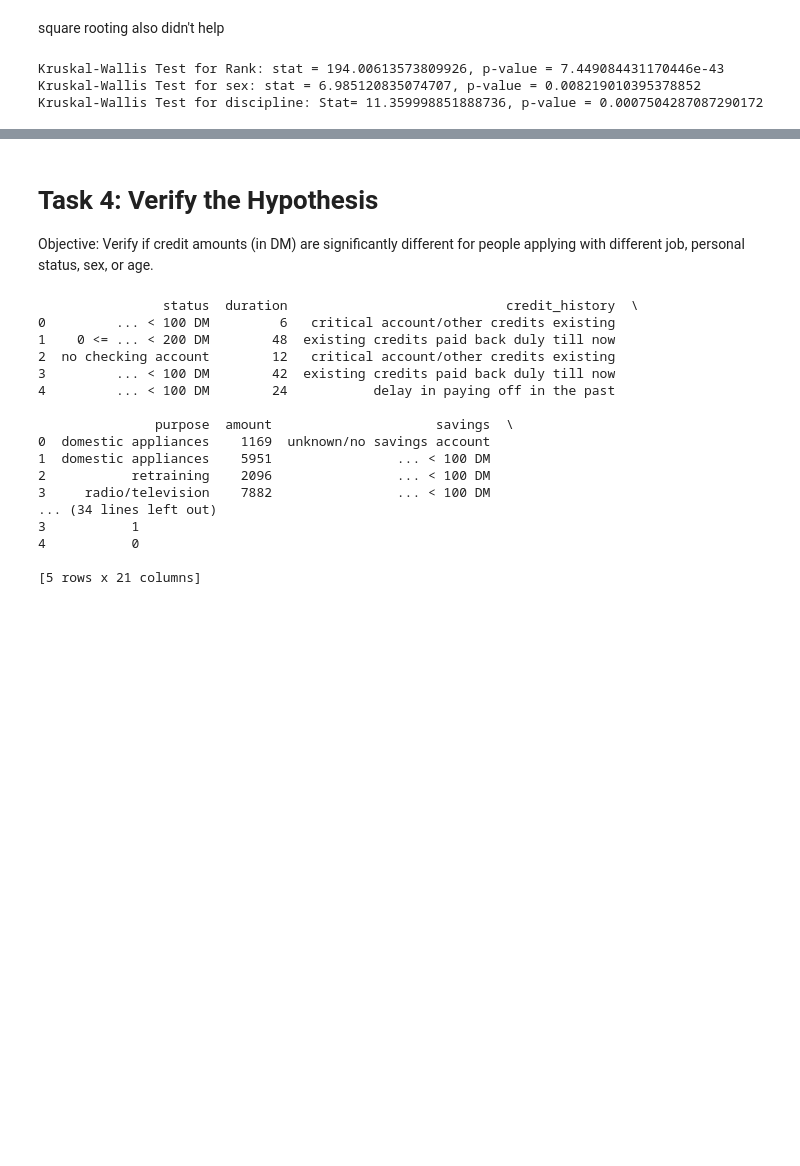
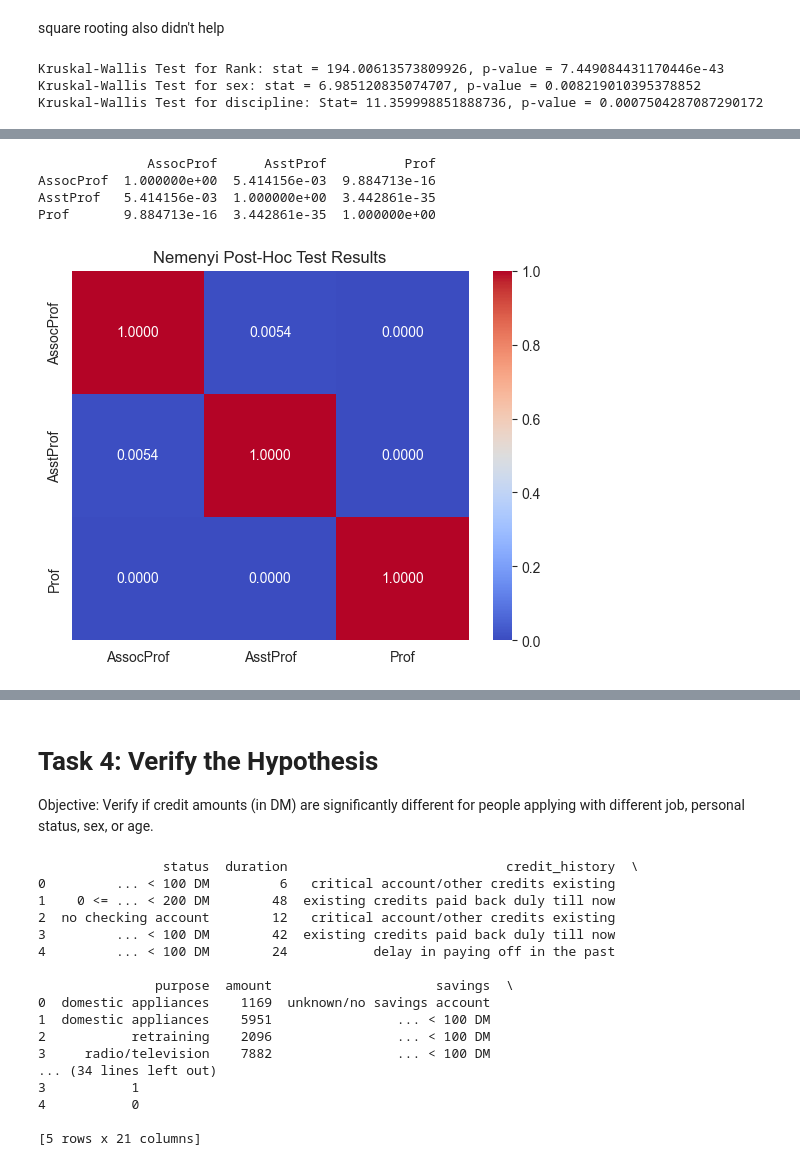
Before and after one commit to kizerek321/Statistics_exercies, a Jupyter notebook: Sample_Final_Labs.ipynb, the cells around one changed output, grey strips where cells are left out. Saved outputs shown, nothing was run; the diff lists cells and outputs as text; code cells hidden in the pictures; blank space fills up the shorter version.

```diff
--- a/Sample_Final_Labs.ipynb
+++ b/Sample_Final_Labs.ipynb
@@ -282,0 +309,21 @@ ModuleNotFoundError: No module named 'scikit_posthocs'
+# %%
+import scikit_posthocs as sp
+
+# Perform Nemenyi's test for pairwise comparisons
+posthoc = sp.posthoc_nemenyi(
+    salaries, val_col='salary', group_col='rank'
+)
+print(posthoc)
+import seaborn as sns
+import matplotlib.pyplot as plt
+
+# Plot a heatmap of the results
+sns.heatmap(posthoc, annot=True, fmt=".4f", cmap="coolwarm")
+plt.title("Nemenyi Post-Hoc Test Results")
+plt.show()
+# %% [output]
+              AssocProf      AsstProf          Prof
+AssocProf  1.000000e+00  5.414156e-03  9.884713e-16
+AsstProf   5.414156e-03  1.000000e+00  3.442861e-35
+Prof       9.884713e-16  3.442861e-35  1.000000e+00
+[figure, added]
```
Also changed, not shown: parts of 11 cells of this notebook.
